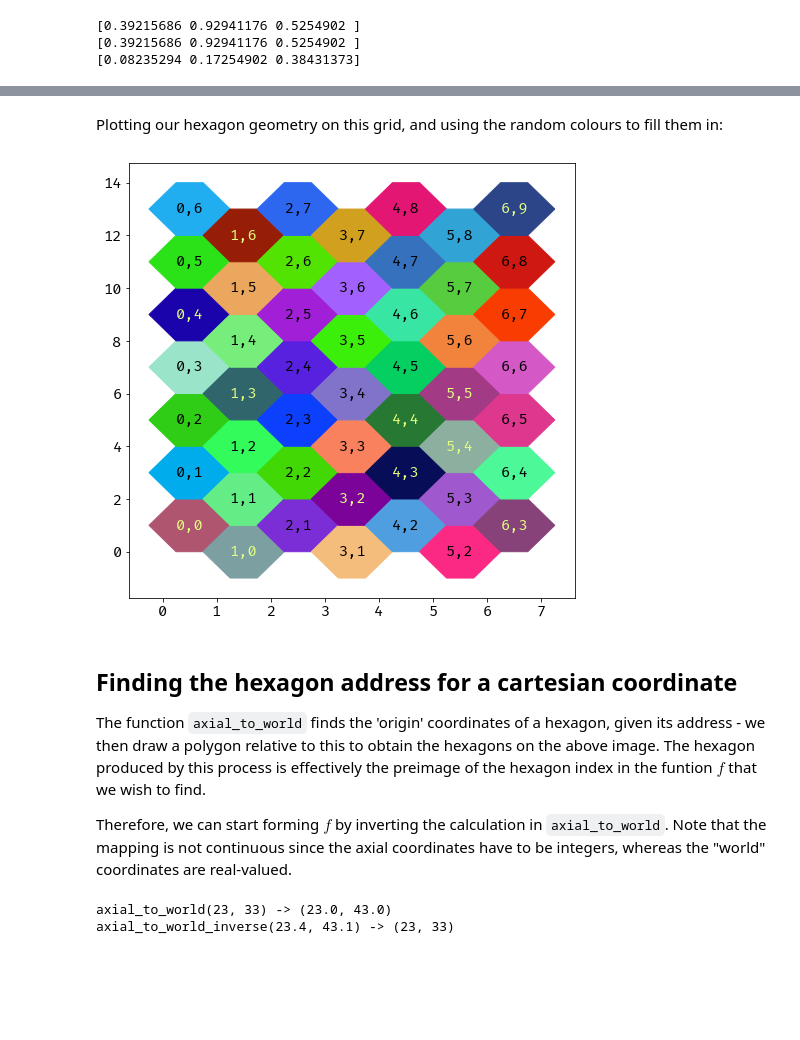
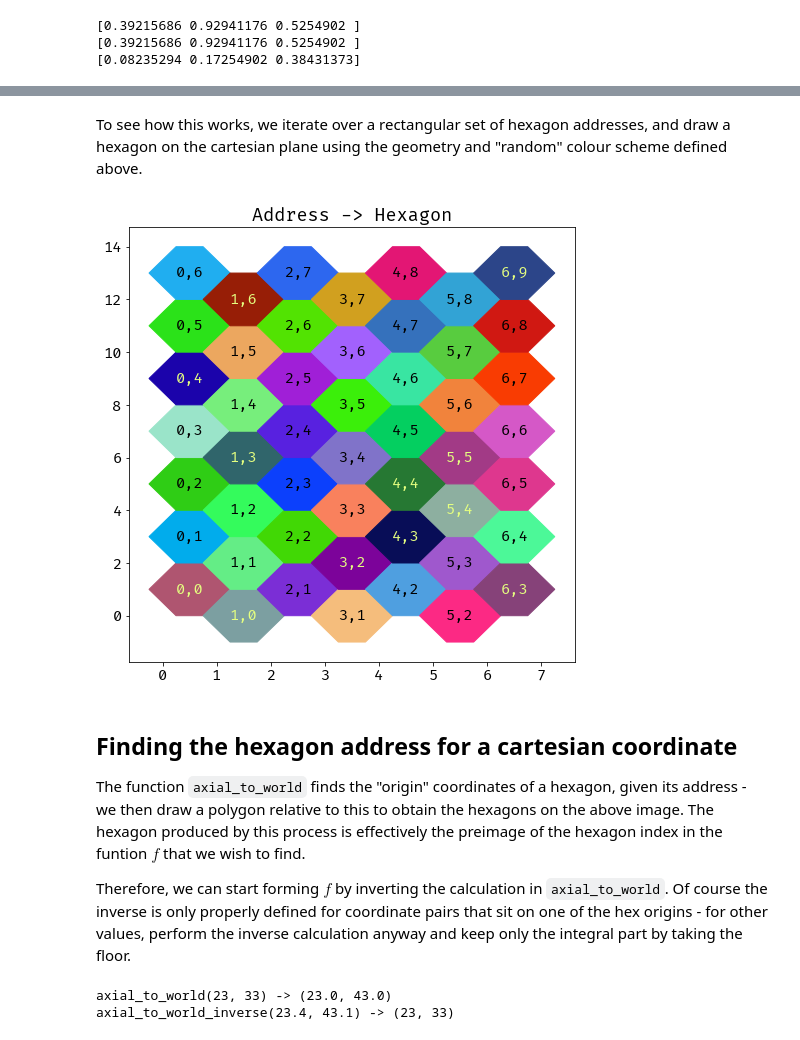
Before and after one commit to jthorniley/notebooks, a Jupyter notebook: Hex Coordinates.ipynb, the cells around one changed output, grey strips where cells are left out. Drawn from its saved outputs; the diff is of its cells as text; code cells hidden in the pictures; blank space fills up the shorter version.

Commit message:
Update hex coords notebook

```diff
--- a/Hex Coordinates.ipynb
+++ b/Hex Coordinates.ipynb
@@ -97,44 +107,46 @@ def axial_to_world(i: int, j: int) -> (float, float):
     x = np.float(i)
     y = np.float(2*j - i)
     return x, y
-# %% [markdown]
-Plotting our hexagon geometry on this grid, and using the random colours to fill them in:
+# %% [markdown]
+To see how this works, we iterate over a rectangular set of hexagon addresses, and draw a hexagon on the cartesian plane using the geometry and "random" colour scheme defined above.
 # %%
 from matplotlib import colors
 def plot_hex(ax, i, j):
     # Find the origin coordinates for the current hex
     x, y = axial_to_world(i, j)
     # Get the "random" color for it
     color = color_for_hex(i, j)
     # Offset the hex geometry according to the origin
     points = hex_points()+np.array([x,y])
     # Plot the hex
     ax.fill(*points.transpose(), color=color)
 
     # Add a text annotation so we can see the hex address
     # Naive algorithm to pick a contrasty text color
     text_color = colors.rgb_to_hsv(color)
     text_color[1] = 0.5
     text_color[2] = np.round(1.2-text_color[2])
     text_color[0] = 0.6 if text_color[2] < 0.5 else 0.2
 
     text_color = colors.hsv_to_rgb(text_color)
     ax.annotate(f'{i},{j}', (x+0.5, y+1), horizontalalignment='center', verticalalignment='center', color=text_color)
 
+def hex_grid_subplot(axes):
+    for i in range(0, 7):
+        for j in range(0, 7):
+            j = j + i//2
+            plot_hex(axes, i, j)
+    axes.set_title('Address -> Hexagon')
+
 fig = plt.figure(figsize=(8,8))
-ax = plt.subplot()
-
-for i in range(0, 7):
-    for j in range(0, 7):
-        j = j + i//2
-        plot_hex(ax, i, j)
+hex_grid_subplot(plt.subplot())
 # %% [output]
-[figure, old version]
+[figure, new version]
 # %% [markdown]
 ## Finding the hexagon address for a cartesian coordinate
 
-The function `axial_to_world` finds the 'origin' coordinates of a hexagon, given its address - we then draw a polygon relative to this to obtain the hexagons on the above image. The hexagon produced by this process is effectively the preimage of the hexagon index in the funtion $f$ that we wish to find.
+The function `axial_to_world` finds the "origin" coordinates of a hexagon, given its address - we then draw a polygon relative to this to obtain the hexagons on the above image. The hexagon produced by this process is effectively the preimage of the hexagon index in the funtion $f$ that we wish to find.
 
-Therefore, we can start forming $f$ by inverting the calculation in `axial_to_world`. Note that the mapping is not continuous since the axial coordinates have to be integers, whereas the "world" coordinates are real-valued.
+Therefore, we can start forming $f$ by inverting the calculation in `axial_to_world`. Of course the inverse is only properly defined for coordinate pairs that sit on one of the hex origins - for other values, perform the inverse calculation anyway and keep only the integral part by taking the floor.
 # %%
 def axial_to_world_inverse(x: float, y: float) -> (int, int):
```
Also changed, not shown: parts of 11 cells of this notebook, 8 other files.
